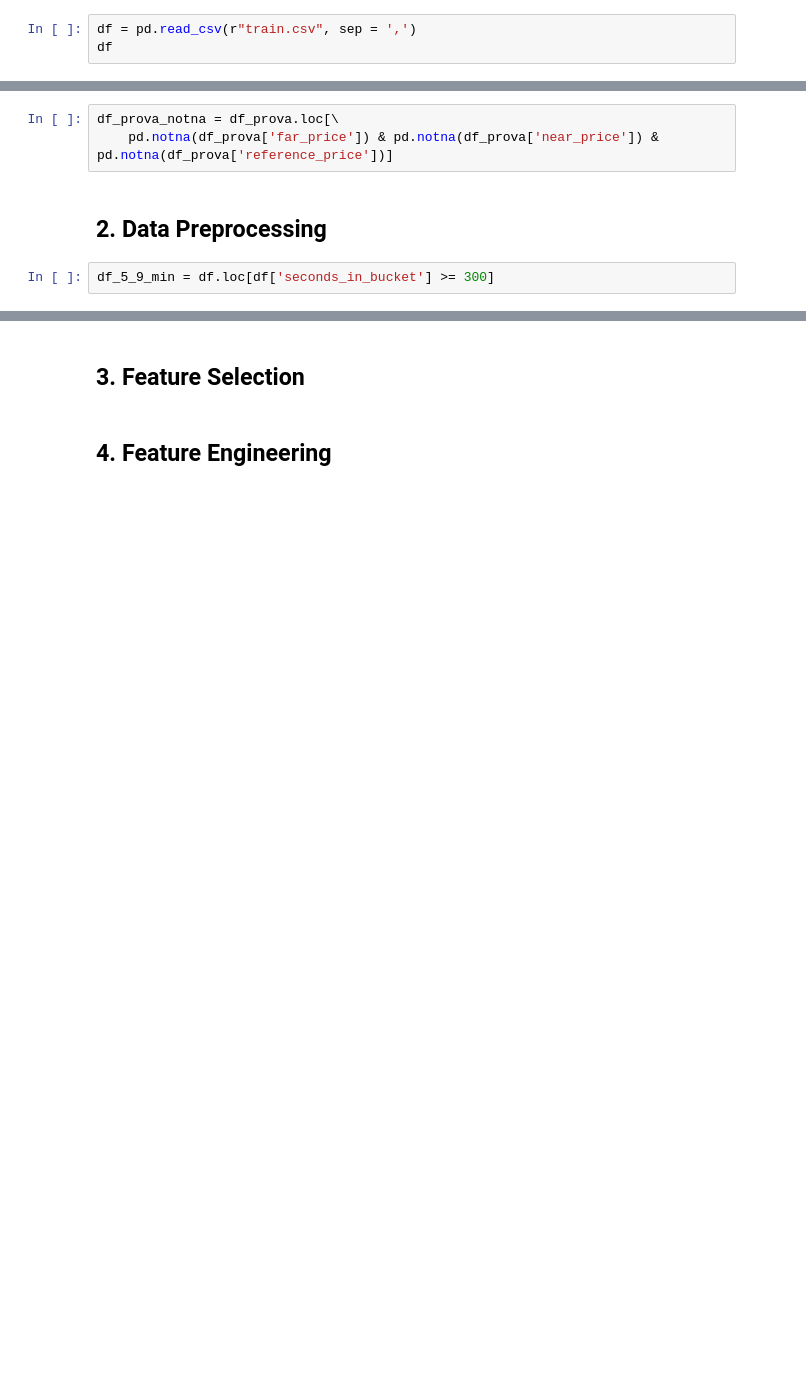
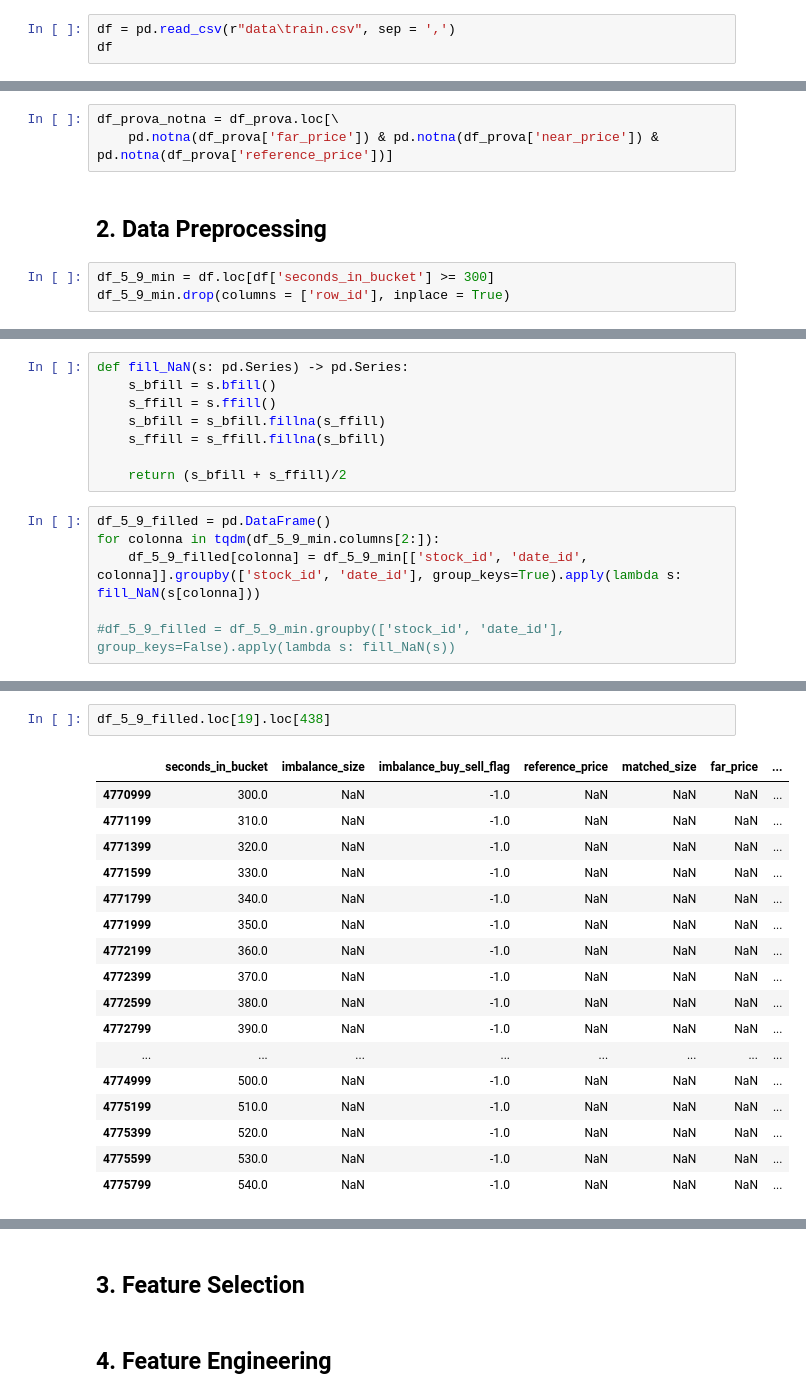
Before and after one commit to tfranza/optiver, a Jupyter notebook: Data_analysis.ipynb, the cells around one changed output, grey strips where cells are left out. Drawn from its saved outputs; the diff is of its cells as text; blank space fills up the shorter version.

```diff
--- a/Data_analysis.ipynb
+++ b/Data_analysis.ipynb
@@ -6,3 +7,3 @@ import matplotlib.pyplot as plt
 # %%
-df = pd.read_csv(r"train.csv", sep = ',')
+df = pd.read_csv(r"data\train.csv", sep = ',')
 df
@@ -56,6 +71,7 @@ df_prova_notna = df_prova.loc[\
 ## 2. Data Preprocessing
 # %%
 df_5_9_min = df.loc[df['seconds_in_bucket'] >= 300]
+df_5_9_min.drop(columns = ['row_id'], inplace = True)
 # %%
 print(len(df_5_9_min))
 df_5_9_min.isnull().sum(axis=0)
@@ -67,0 +170,14 @@ df_5_9_min.groupby(['stock_id', 'date_id']).apply(lambda s: s.interpolate())
+# %%
+def fill_NaN(s: pd.Series) -> pd.Series:
+    s_bfill = s.bfill()
+    s_ffill = s.ffill()
+    s_bfill = s_bfill.fillna(s_ffill)
+    s_ffill = s_ffill.fillna(s_bfill)
+
+    return (s_bfill + s_ffill)/2
+# %%
+df_5_9_filled = pd.DataFrame()
+for colonna in tqdm(df_5_9_min.columns[2:]):
+    df_5_9_filled[colonna] = df_5_9_min[['stock_id', 'date_id', colonna]].groupby(['stock_id', 'date_id'], group_keys=True).apply(lambda s: fill_NaN(s[colonna]))
+
+#df_5_9_filled = df_5_9_min.groupby(['stock_id', 'date_id'], group_keys=False).apply(lambda s: fill_NaN(s))
@@ -67,0 +240,20 @@ df_5_9_min.groupby(['stock_id', 'date_id']).apply(lambda s: s.interpolate())
+# %%
+df_5_9_filled.loc[19].loc[438]
+# %% [output]
+|  | seconds_in_bucket | imbalance_size | imbalance_buy_sell_flag | reference_price | matched_size | far_price | ... |
+| 4770999 | 300.0 | NaN | -1.0 | NaN | NaN | NaN | ... |
+| 4771199 | 310.0 | NaN | -1.0 | NaN | NaN | NaN | ... |
+| 4771399 | 320.0 | NaN | -1.0 | NaN | NaN | NaN | ... |
+| 4771599 | 330.0 | NaN | -1.0 | NaN | NaN | NaN | ... |
+| 4771799 | 340.0 | NaN | -1.0 | NaN | NaN | NaN | ... |
+| 4771999 | 350.0 | NaN | -1.0 | NaN | NaN | NaN | ... |
+| 4772199 | 360.0 | NaN | -1.0 | NaN | NaN | NaN | ... |
+| 4772399 | 370.0 | NaN | -1.0 | NaN | NaN | NaN | ... |
+| 4772599 | 380.0 | NaN | -1.0 | NaN | NaN | NaN | ... |
+| 4772799 | 390.0 | NaN | -1.0 | NaN | NaN | NaN | ... |
+| ... | ... | ... | ... | ... | ... | ... | ... |
+| 4774999 | 500.0 | NaN | -1.0 | NaN | NaN | NaN | ... |
+| 4775199 | 510.0 | NaN | -1.0 | NaN | NaN | NaN | ... |
+| 4775399 | 520.0 | NaN | -1.0 | NaN | NaN | NaN | ... |
+| 4775599 | 530.0 | NaN | -1.0 | NaN | NaN | NaN | ... |
+| 4775799 | 540.0 | NaN | -1.0 | NaN | NaN | NaN | ... |
```
Also changed, not shown: parts of 19 cells of this notebook.
